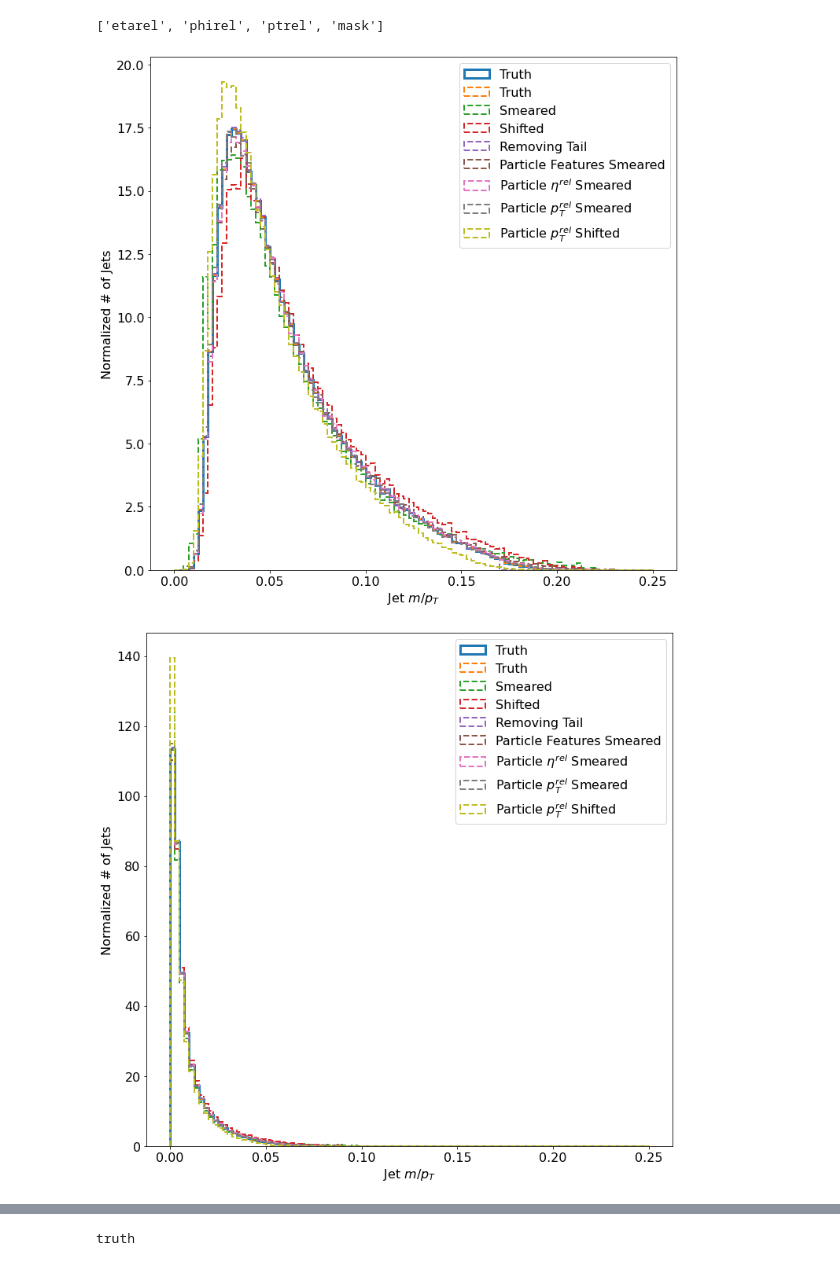
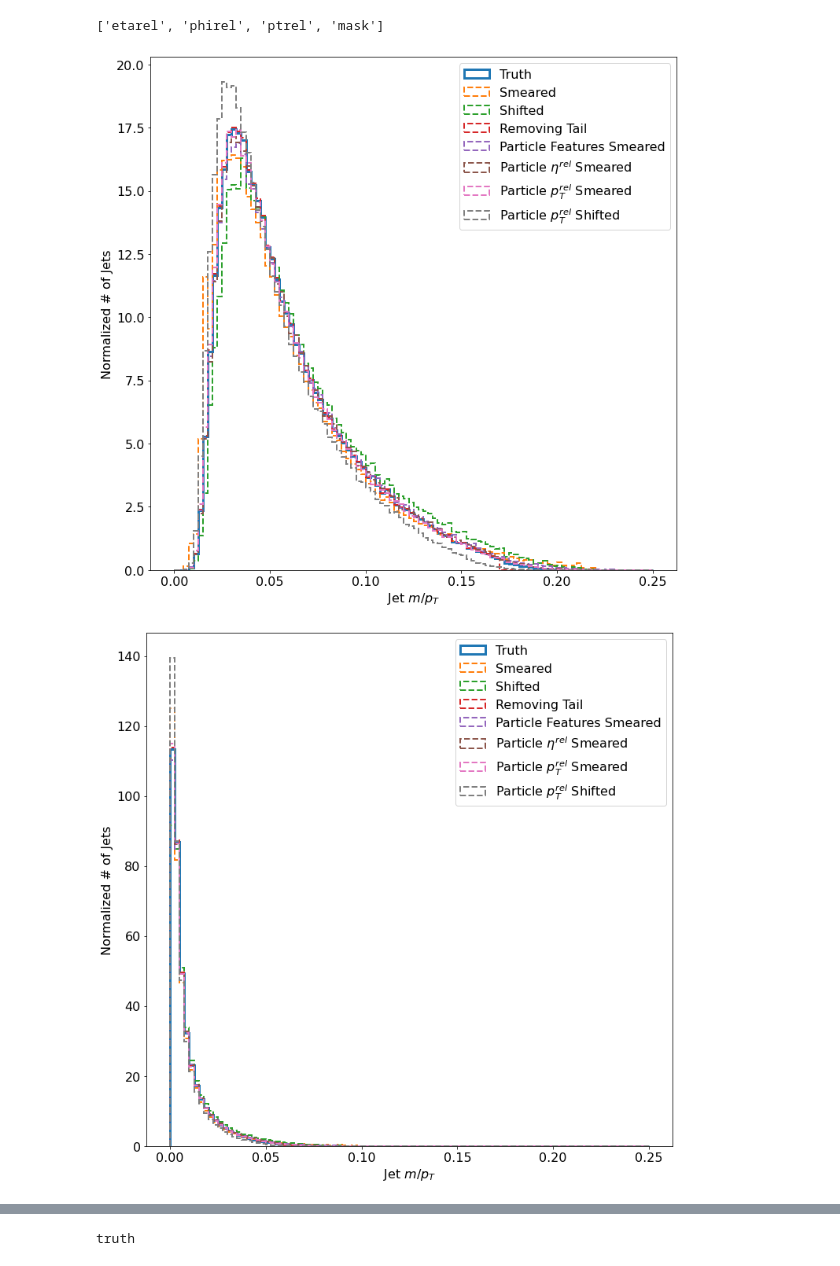
Before and after one commit to rkansal47/hep-generative-metrics, a Jupyter notebook: src/jet_tests.ipynb, the cells around one changed output, grey strips where cells are left out. Saved outputs shown, nothing was run; the diff lists cells and outputs as text; code cells hidden in the pictures.

```diff
--- a/src/jet_tests.ipynb
+++ b/src/jet_tests.ipynb
@@ -24,7 +26,7 @@ jetnet.datasets.JetNet.all_particle_features
 # %% [output]
 ['etarel', 'phirel', 'ptrel', 'mask']
 # %%
-truth_jets_pf, _ = jetnet.datasets.JetNet.getData(
+truth_jets_pf, _ = JetNet.getData(
     "g",
     data_dir="/Users/raghav/Documents/CERN/gen-models/MPGAN/datasets/",
     split_fraction=[1.0, 0, 0],
@@ -118,6 +117,9 @@ masses = {key: jetnet.utils.jet_features(jets)["mass"] for key, (jets, _) in pf_
 # with open("pf_dists.pkl", "wb") as f:
 #     pickle.dump(pf_dists, f)
 # %%
-efps = {
-    key: jetnet.utils.efps(jets, efpset_args=[("d<=", 4)]) for key, (jets, _) in pf_dists.items()
-}
+# efps = {
+#     key: jetnet.utils.efps(jets, efpset_args=[("d<=", 4)]) for key, (jets, _) in pf_dists.items()
+# }
+#
+# with open("efps_dict.pkl", "wb") as f:
+#     pickle.dump(efps, f)
@@ -127,47 +126,52 @@ efps = {
 # %%
-# with open(f"{data_dir}/pf_dists.pkl", 'rb') as f:
-#     pf_dists = pickle.load(f)
+with open(f"{data_dir}/pf_dists.pkl", "rb") as f:
+    pf_dists = pickle.load(f)
 
-# with open(f"{data_dir}/efps_dict.pkl", 'rb') as f:
-#     efps = pickle.load(f)
+with open(f"{data_dir}/efps_dict.pkl", "rb") as f:
+    efps = pickle.load(f)
 
 pnet_activations = {}
 
 for key in pf_dists:
     pnet_activations[key] = np.load(f"{data_dir}/pnet_activations_{key}.npy")
+
+masses = {key: jetnet.utils.jet_features(jets)["mass"] for key, (jets, _) in pf_dists.items()}
 # %%
 plt.figure(figsize=(12, 12))
 
 bins = np.linspace(0, 0.25, 101)
 
 _ = plt.hist(mass, bins, histtype="step", label="Truth", linewidth=3, density=True)
 for weights, label in dists.values():
+    if label == "Truth":
+        continue
+
     _ = plt.hist(
         mass,
         bins,
         weights=weights,
         histtype="step",
         label=label,
         linewidth=2,
         linestyle="dashed",
         density=True,
     )
 for key, (_, label) in pf_dists.items():
     _ = plt.hist(
         masses[key],
         bins,
         histtype="step",
         label=label,
         linewidth=2,
         linestyle="dashed",
         density=True,
     )
 plt.legend()
 plt.xlabel(r"Jet $m/p_T$")
 plt.ylabel("Normalized # of Jets")
 plt.savefig(f"{plot_dir}/jet_dists.pdf", bbox_inches="tight")
 # %% [output]
-[figure, old version]
+[figure, new version]
 # %%
 plt.figure(figsize=(12, 12))
 
@@ -175,8 +179,13 @@ plt.figure(figsize=(12, 12))
 bins = np.linspace(0, 0.25, 101)
 efp_index = 2
 
-_ = plt.hist(efps_true[:, efp_index], bins, histtype="step", label="Truth", linewidth=3, density=True)
+_ = plt.hist(
+    efps_true[:, efp_index], bins, histtype="step", label="Truth", linewidth=3, density=True
+)
 for weights, label in dists.values():
+    if label == "Truth":
+        continue
+
     _ = plt.hist(
         efps_true[:, efp_index],
         bins,
@@ -202,5 +211,5 @@ plt.xlabel(r"Jet $m/p_T$")
 plt.ylabel("Normalized # of Jets")
 plt.savefig(f"{plot_dir}/jet_dists_efp.pdf", bbox_inches="tight")
 # %% [output]
-[figure, old version]
+[figure, new version]
 # %%
```
Also changed, not shown: parts of 14 cells of this notebook, 14 other files.
